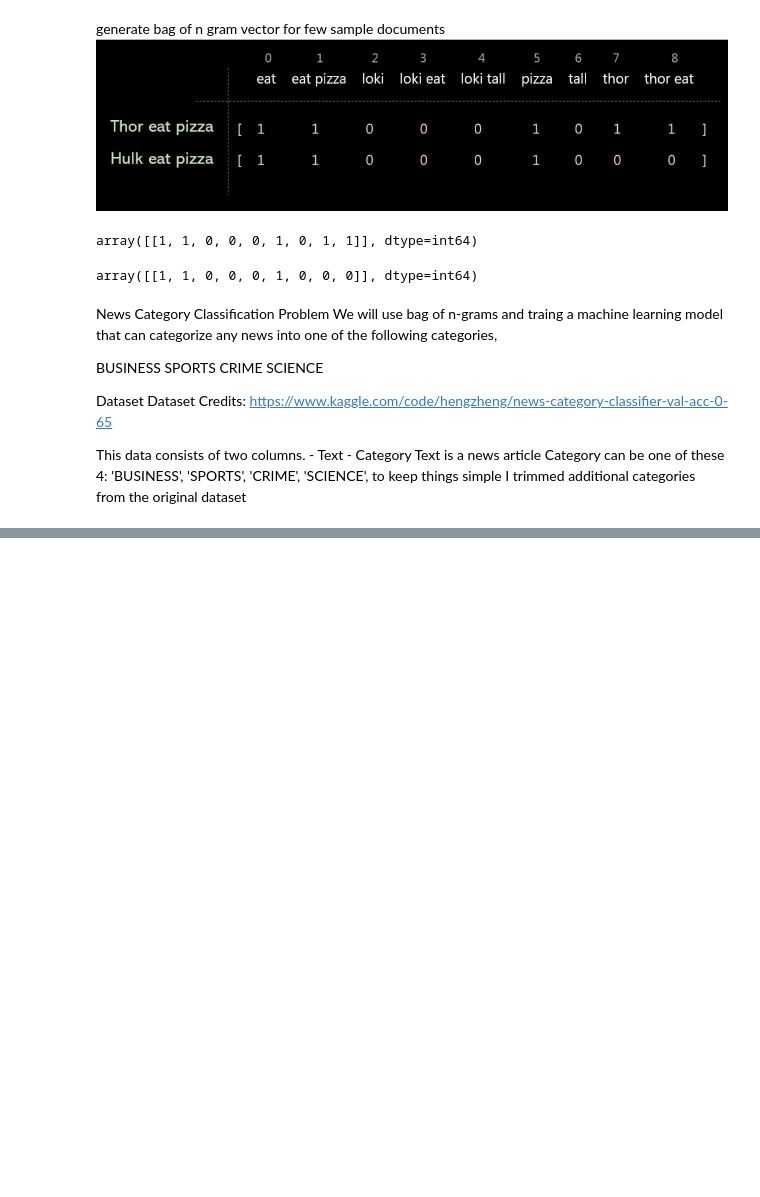
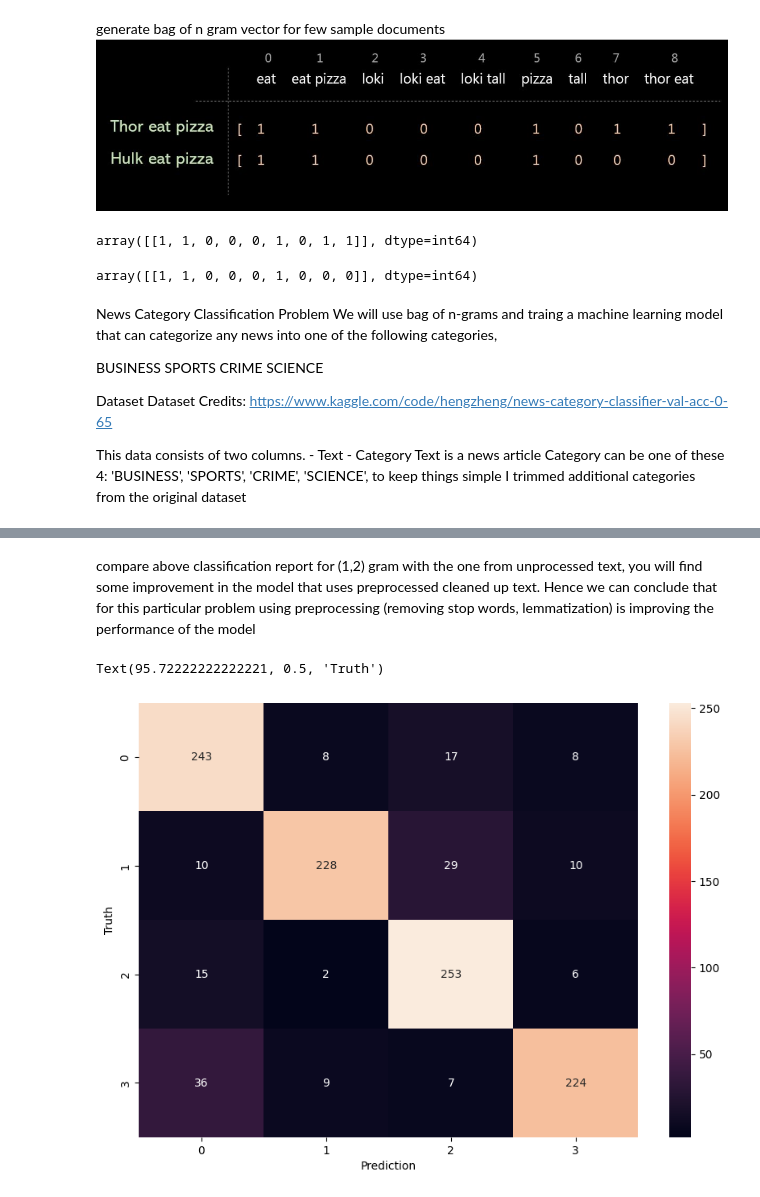
Before and after one commit to poornachandra24/NLP, a Jupyter notebook: Text Representation/N_Gram_bag_of_words.ipynb, the cells around one changed output, grey strips where cells are left out. Cells and saved outputs as stored; diff of their text form; code cells hidden in the pictures; blank space fills up the shorter version.

Commit message:
completed countvectorizer notebook

```diff
--- a/Text Representation/N_Gram_bag_of_words.ipynb
+++ b/Text Representation/N_Gram_bag_of_words.ipynb
@@ -111,0 +161,5 @@ c:\Users\Admin\Downloads\news_dataset.json
+# %%
+target = {'BUSINESS': 0, 'SPORTS': 1, 'CRIME': 2, 'SCIENCE': 3}
+
+df_balanced['category_num']=df_balanced['category'].map(target)
+df_balanced.tail()
@@ -111,0 +332,2 @@ c:\Users\Admin\Downloads\news_dataset.json
+# %%
+df_balanced['preprocessed_txt'] = df_balanced['text'].apply(preprocess)
@@ -111,0 +345,8 @@ c:\Users\Admin\Downloads\news_dataset.json
+# %%
+X_train, X_test, y_train, y_test = train_test_split(
+    df_balanced.preprocessed_txt,
+    df_balanced.category_num,
+    test_size=0.2, # 20% samples will go to test dataset
+    random_state=2022,
+    stratify=df_balanced.category_num
+)
@@ -111,0 +382,15 @@ c:\Users\Admin\Downloads\news_dataset.json
+# %%
+#1 create a pipeline object
+clf =Pipeline ([
+    ('vectorizer_1_3_gram', CountVectorizer(ngram_range=(1,2))),
+    ('Multi NB',MultinomialNB())
+])
+
+#2 fit with X_train and y_train
+clf.fit(X_train,y_train)
+
+#3 predict on X_test and store it in ypred
+y_pred= clf.predict(X_test)
+
+#4 print the classification report
+print(classification_report(y_test,y_pred))
@@ -111,0 +408,16 @@ c:\Users\Admin\Downloads\news_dataset.json
+# %% [markdown]
+ compare above classification report for (1,2) gram with the one from unprocessed text, you will find some improvement in the model that uses preprocessed cleaned up text. Hence we can conclude that for this particular problem using preprocessing (removing stop words, lemmatization) is improving the performance of the model
+# %%
+#Plot confusion matrix
+from sklearn.metrics import confusion_matrix
+from matplotlib import pyplot as plt
+import seaborn as sn
+
+cm = confusion_matrix(y_test, y_pred)
+plt.figure(figsize = (10,7))
+sn.heatmap(cm, annot=True, fmt='d')
+plt.xlabel('Prediction')
+plt.ylabel('Truth')
+# %% [output]
+Text(95.72222222222221, 0.5, 'Truth')
+[figure, added]
```
Also changed, not shown: parts of 30 cells of this notebook.
